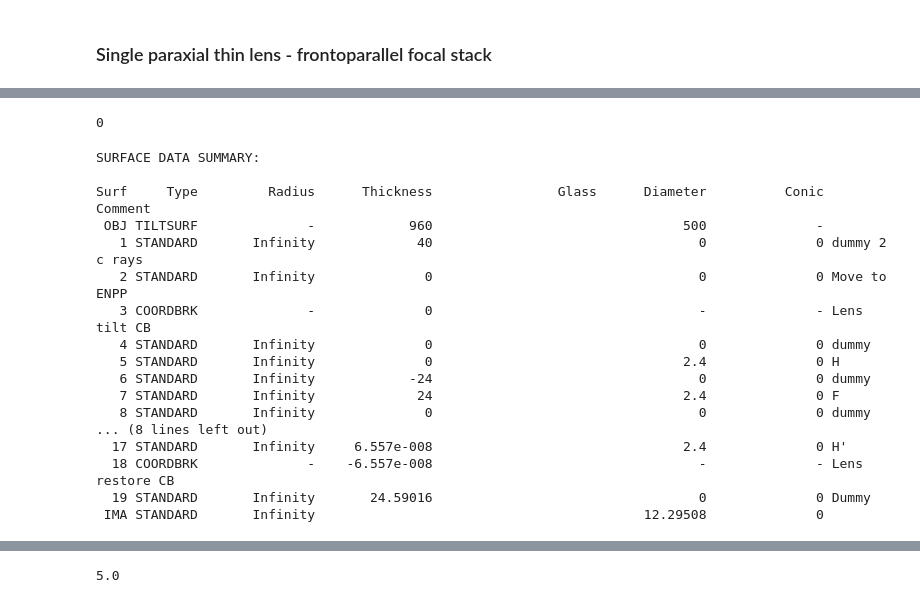
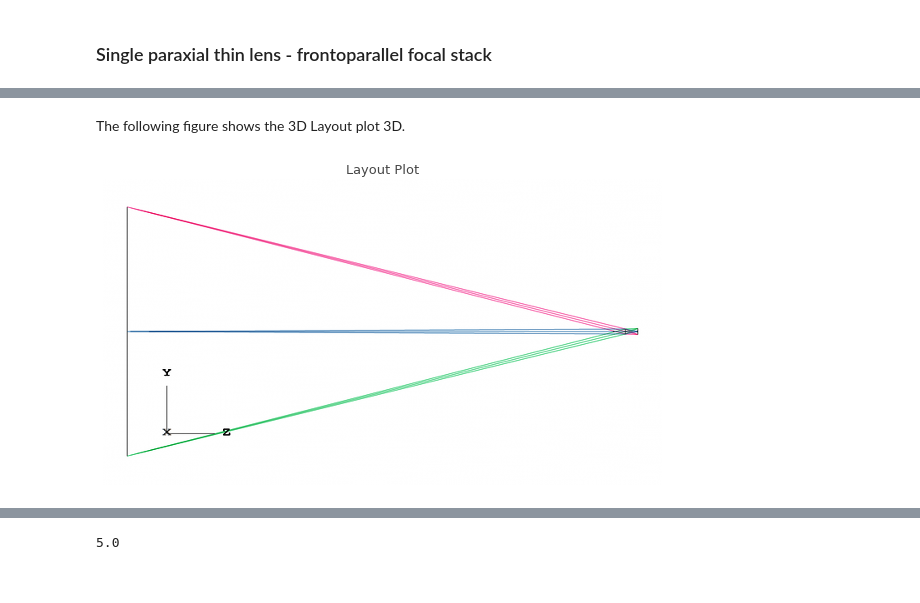
Before and after one commit to indranilsinharoy/cosi2016_omnifocus, a Jupyter notebook: omnifocus_simulation.ipynb, the cells around one changed output, grey strips where cells are left out. Saved outputs shown, nothing was run; the diff lists cells and outputs as text; code cells hidden in the pictures.

```diff
--- a/omnifocus_simulation.ipynb
+++ b/omnifocus_simulation.ipynb
@@ -66,27 +87,11 @@ if loadStoredCopy:
     ln.zLoadFile(storedLensPath)
 else:
     ln.zGetRefresh()
-# %%
-ln.push
-# %% [output]
-0
-# %%
-ln.ipzGetLDE()
-# %% [output]
-SURFACE DATA SUMMARY:
-
-Surf     Type         Radius      Thickness                Glass      Diameter          Conic   Comment
- OBJ TILTSURF              -            960                                500              -
-   1 STANDARD       Infinity             40                                  0              0 dummy 2 c rays
-   2 STANDARD       Infinity              0                                  0              0 Move to ENPP
-   3 COORDBRK              -              0                                  -              - Lens tilt CB
-   4 STANDARD       Infinity              0                                  0              0 dummy
-   5 STANDARD       Infinity              0                                2.4              0 H
-   6 STANDARD       Infinity            -24                                  0              0 dummy
-   7 STANDARD       Infinity             24                                2.4              0 F
-   8 STANDARD       Infinity              0                                  0              0 dummy
-... (8 lines left out)
-  17 STANDARD       Infinity     6.557e-008                                2.4              0 H'
-  18 COORDBRK              -    -6.557e-008                                  -              - Lens restore CB
-  19 STANDARD       Infinity       24.59016                                  0              0 Dummy
- IMA STANDARD       Infinity                                          12.29508              0
+# %% [markdown]
+The following figure shows the 3D Layout plot 3D.
+# %%
+arr = ln.ipzCaptureWindow('L3d', percent=15, gamma=0.15, retArr=True)
+# %%
+pyz.imshow(arr, cropBorderPixels=(5, 5, 20, 20), figsize=(10,10), title='Layout Plot')
+# %% [output]
+[figure, added]
```
Also changed, not shown: parts of 54 cells of this notebook, 7 other files.
